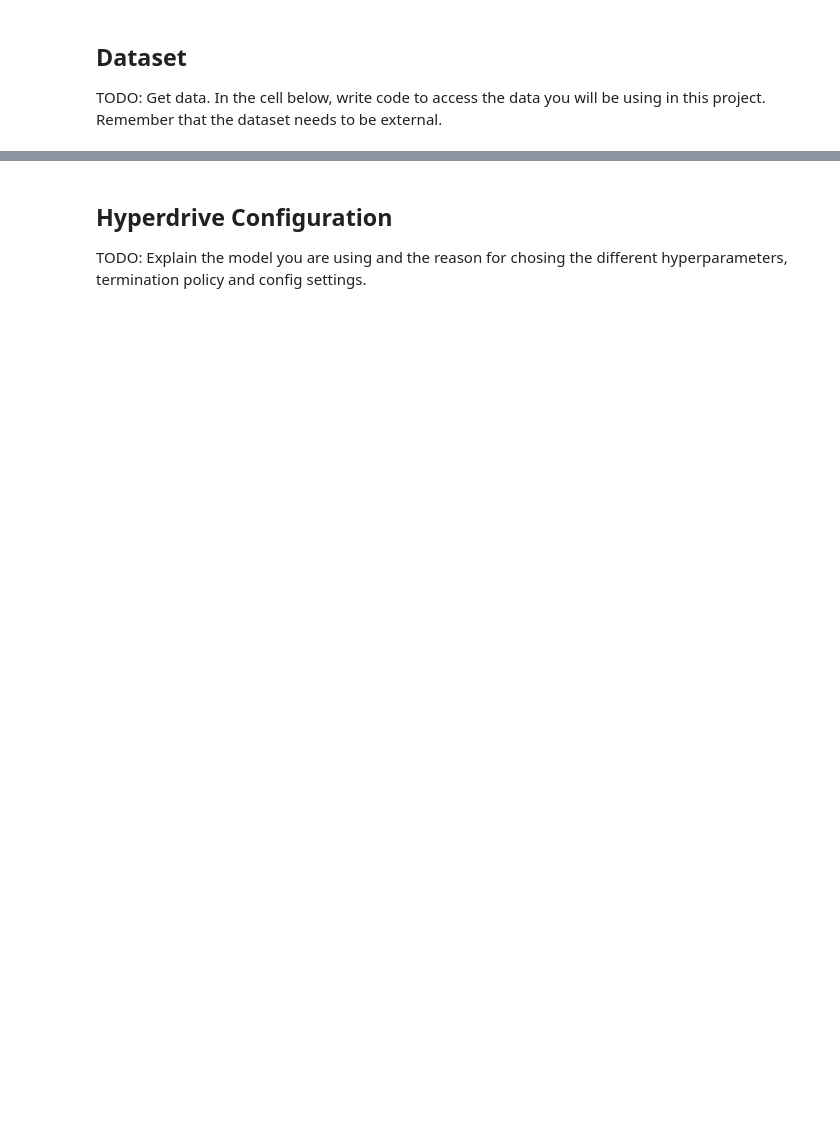
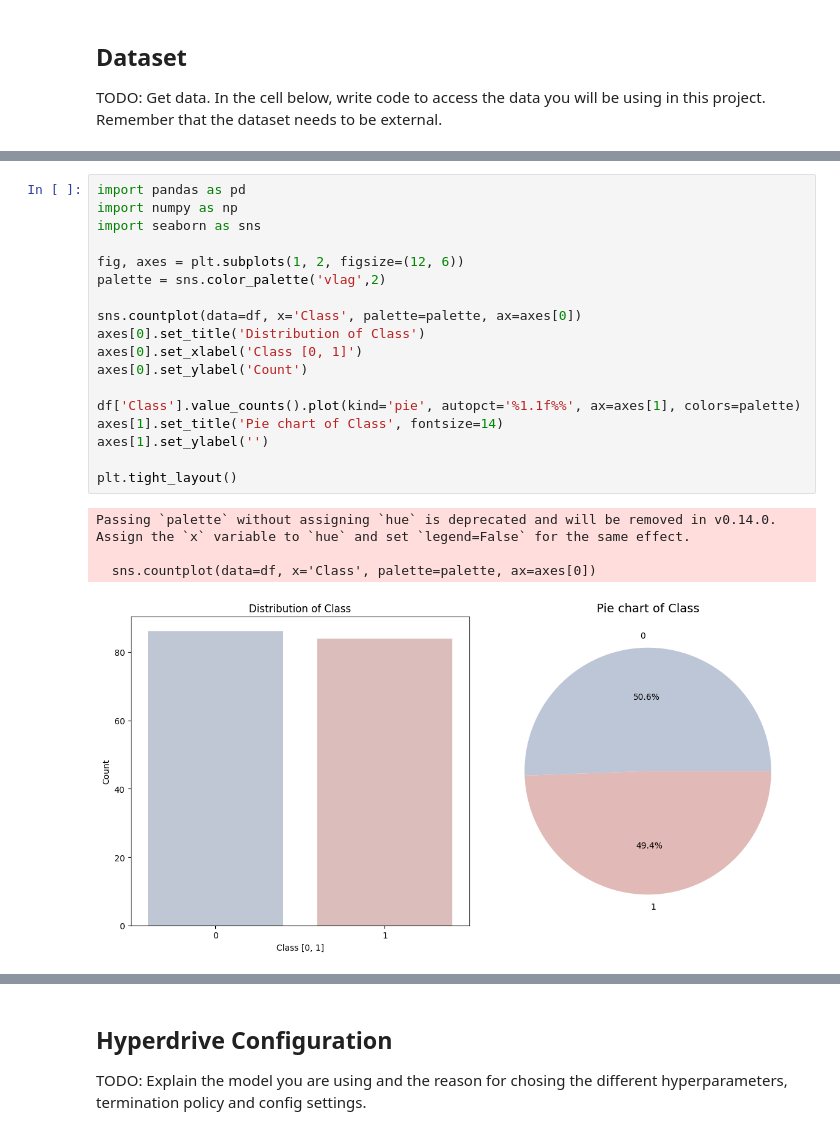
Before and after one commit to duclinh/Capstone-Azure-Machine-Learning, a Jupyter notebook: hyperparameter_tuning.ipynb, the cells around one changed output, grey strips where cells are left out. Cells and saved outputs as stored; diff of their text form; blank space fills up the shorter version.

```diff
--- a/hyperparameter_tuning.ipynb
+++ b/hyperparameter_tuning.ipynb
@@ -81 +108,24 @@ df.describe()
+# %%
+import pandas as pd
+import numpy as np
+import seaborn as sns
+
+fig, axes = plt.subplots(1, 2, figsize=(12, 6))
+palette = sns.color_palette('vlag',2)
+
+sns.countplot(data=df, x='Class', palette=palette, ax=axes[0])
+axes[0].set_title('Distribution of Class')
+axes[0].set_xlabel('Class [0, 1]')
+axes[0].set_ylabel('Count')
+
+df['Class'].value_counts().plot(kind='pie', autopct='%1.1f%%', ax=axes[1], colors=palette)
+axes[1].set_title('Pie chart of Class', fontsize=14)
+axes[1].set_ylabel('')
+
+plt.tight_layout()
+# %% [output]
+Passing `palette` without assigning `hue` is deprecated and will be removed in v0.14.0. Assign the `x` variable to `hue` and set `legend=False` for the same effect.
+
+  sns.countplot(data=df, x='Class', palette=palette, ax=axes[0])
+[figure, added]
 # %%
```
Also changed, not shown: parts of 28 cells of this notebook, 8 other files.
